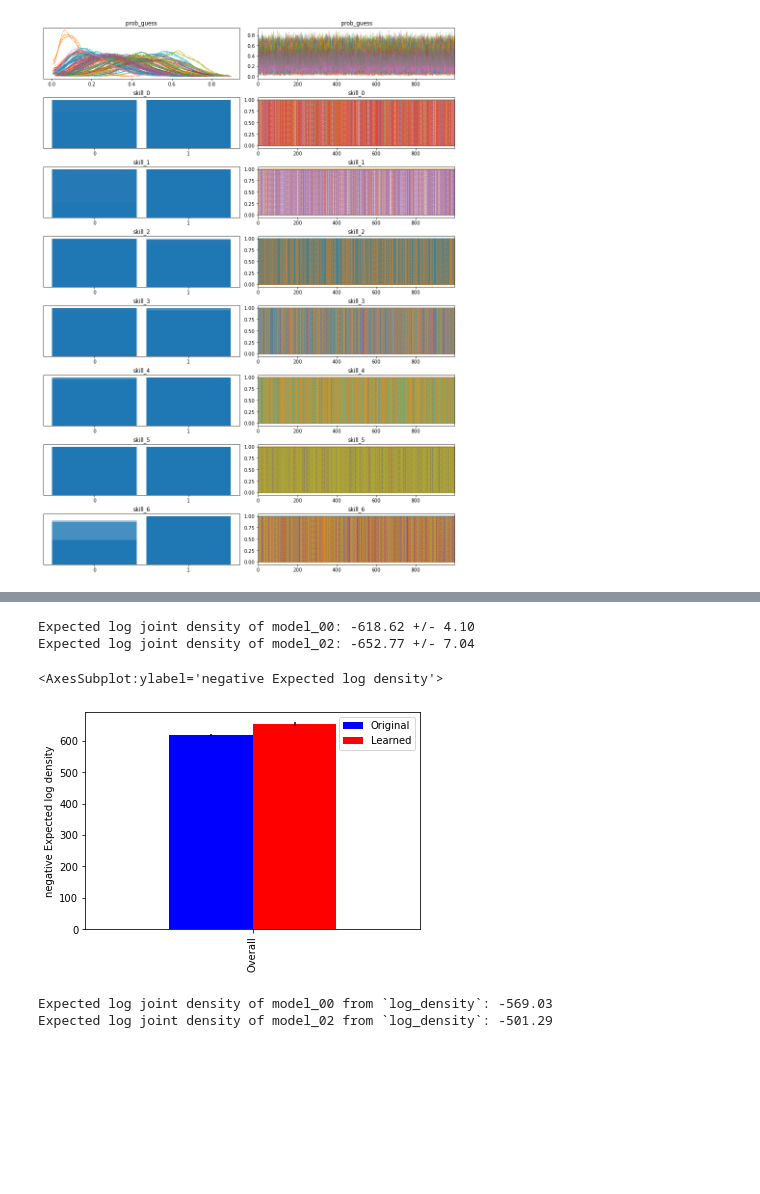
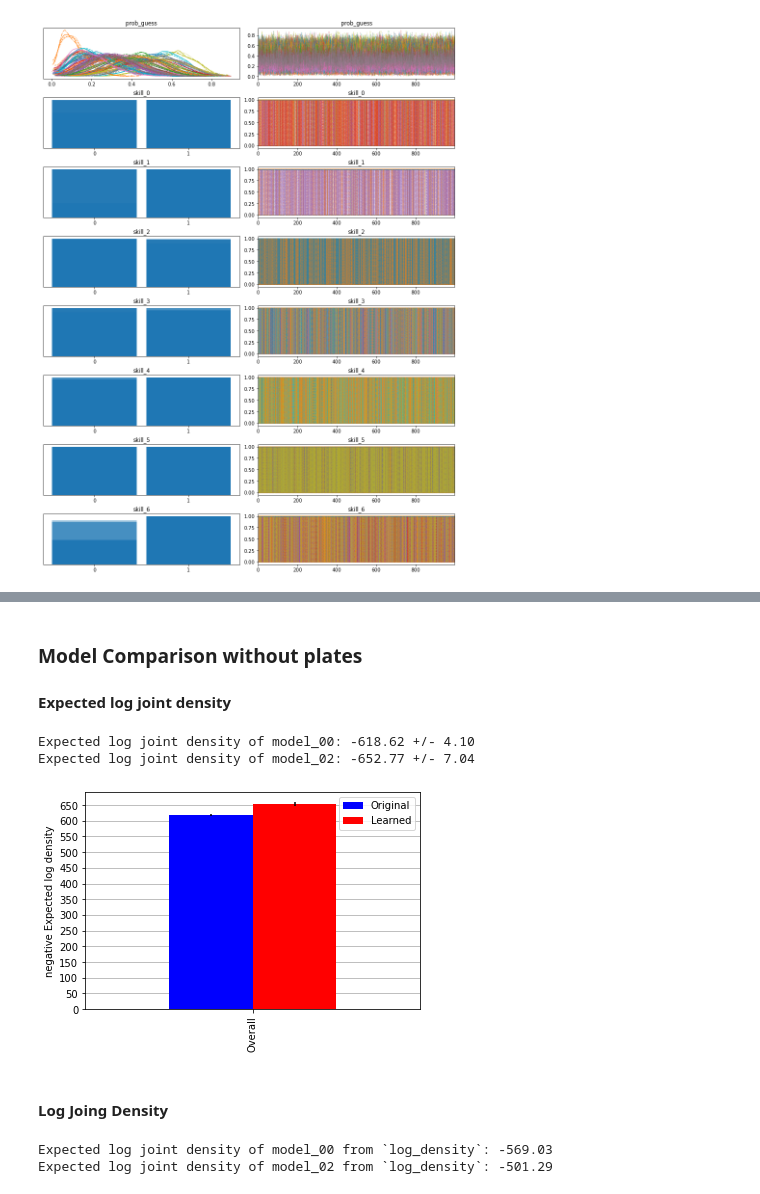
Before and after one commit to bdatko/numpyro_play, a Jupyter notebook: notebooks/Chapter_2_MBML_log_probability.ipynb, the cells around one changed output, grey strips where cells are left out. Saved outputs shown, nothing was run; the diff lists cells and outputs as text; code cells hidden in the pictures; blank space fills up the shorter version.

```diff
--- a/notebooks/Chapter_2_MBML_log_probability.ipynb
+++ b/notebooks/Chapter_2_MBML_log_probability.ipynb
@@ -192,3 +260,9 @@ DeviceArray(-569.03217, dtype=float32)
+# %%
+theta_model_00 = np.zeros((22, 7))
+for i, param in enumerate(["skill_" + str(i) for i in range(7)]):
+    theta_model_00[:, i] = np.mean(mcmc_00.get_samples()[param], axis=0)
+
+neg_log_proba_model_00 = neg_log_proba_score(theta_model_00, self_assessed.values)
 # %%
 def model_02(
     graded_responses, skills_needed: List[List[int]], prob_mistake=0.1,
@@ -274 +365,4 @@ DeviceArray(-501.28668, dtype=float32)
+# %% [markdown]
+### Model Comparison without plates
+#### Expected log joint density
 # %%
@@ -288,20 +379,19 @@ print(
 # %% [output]
 Expected log joint density of model_00: -618.62 +/- 4.10
 Expected log joint density of model_02: -652.77 +/- 7.04
-# %%
-pd.DataFrame(
-    np.array([np.mean(pe_model_00), np.mean(pe_model_02)])[None, :],
-    columns=["Original", "Learned"],
-    index=["Overall"],
-).plot(
-    kind="bar",
-    color=["b", "r"],
-    ylabel="negative Expected log density",
-    yerr=[[np.std(pe_model_00)], [np.std(pe_model_02)]],
-)
-# %% [output]
-<AxesSubplot:ylabel='negative Expected log density'>
-[figure, removed]
+# %%
+plot_bars(
+    np.array([np.mean(pe_model_00), np.mean(pe_model_02)])[None, :],
+    ["Original", "Learned"],
+    ["Overall"],
+    tick_step=50.0,
+    ylabel="negative Expected log density",
+    yerr=[[np.std(pe_model_00)], [np.std(pe_model_02)]],
+)
+# %% [output]
+[figure, added]
+# %% [markdown]
+#### Log Joing Density
 # %%
 print(
     "Expected log joint density of model_00 from `log_density`: {:.2f}".format(
```
Also changed, not shown: parts of 64 cells of this notebook, 1 other file.
